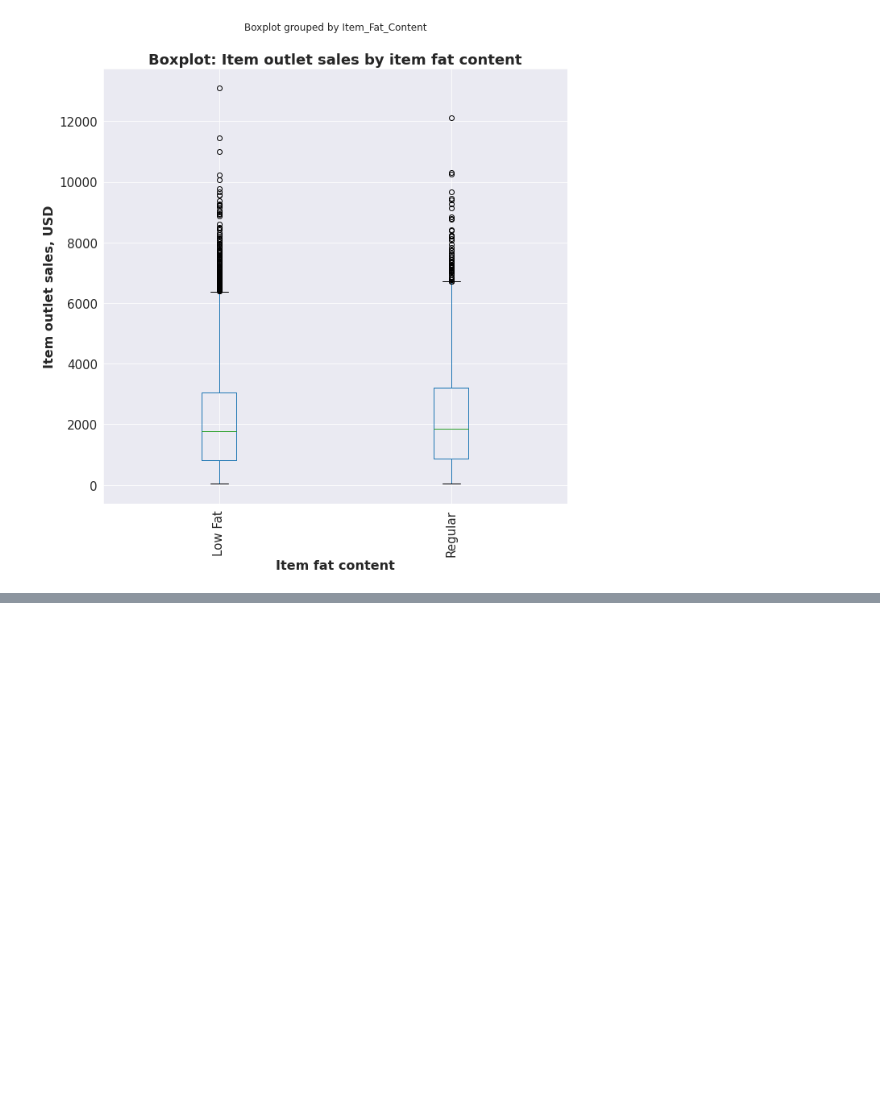
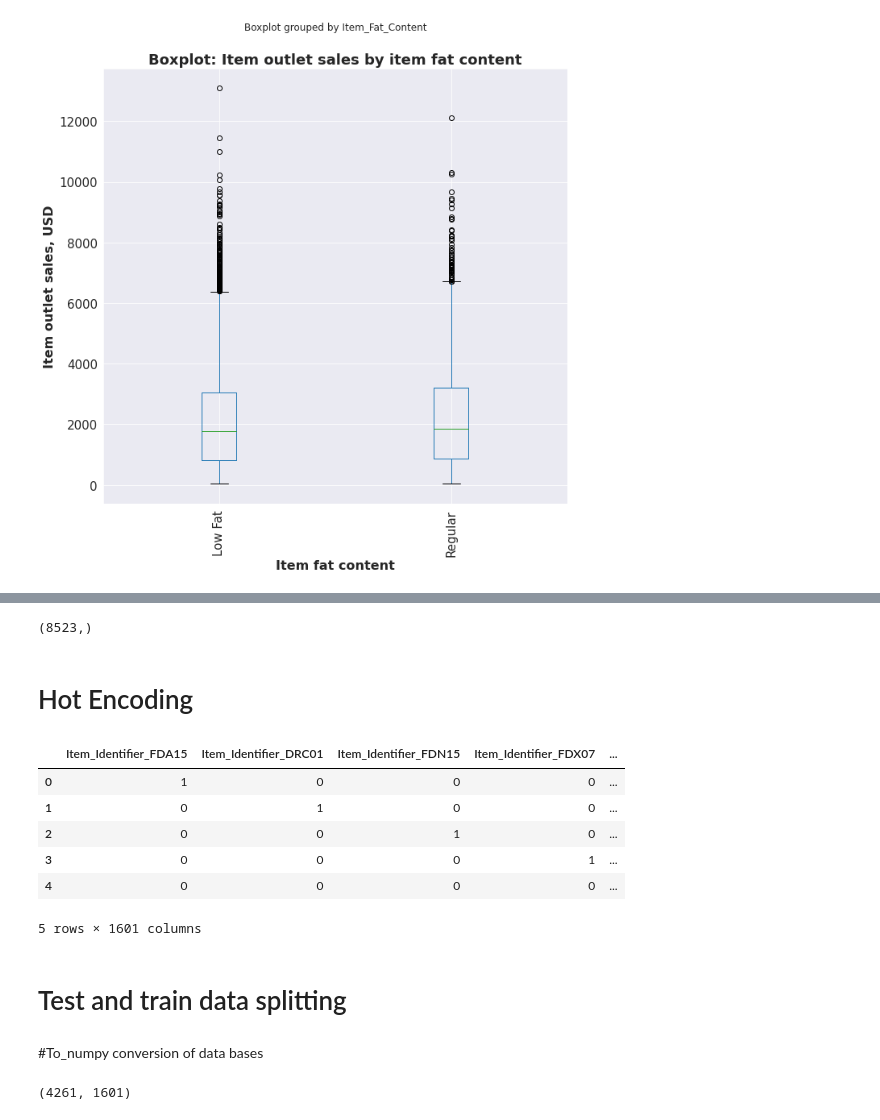
Before and after one commit to WilliamMejiaG/sales-predictions, a Jupyter notebook: Sales_predictions.ipynb, the cells around one changed output, grey strips where cells are left out. Saved outputs shown, nothing was run; the diff lists cells and outputs as text; code cells hidden in the pictures; blank space fills up the shorter version.

```diff
--- a/Sales_predictions.ipynb
+++ b/Sales_predictions.ipynb
@@ -456,0 +506,3 @@ ax.tick_params(axis='both', labelsize= 15)
+# %%
+# Feature matrix
+X = df.loc[:,['Item_Identifier','Item_Weight','Item_Fat_Content','Item_Visibility','Item_Type','Item_MRP','Outlet_Identifier','Outlet_Establishment_Year','Outlet_Size','Outlet_Location_Type','Outlet_Type']]
@@ -456,0 +515,22 @@ ax.tick_params(axis='both', labelsize= 15)
+# %%
+y.shape
+# %% [output]
+(8523,)
+# %% [markdown]
+# Hot Encoding
+# %%
+ohe = ce.OneHotEncoder(use_cat_names=True)
+# %%
+X_ohe = ohe.fit_transform(X)
+# %%
+X_ohe.head()
+# %% [output]
+|  | Item_Identifier_FDA15 | Item_Identifier_DRC01 | Item_Identifier_FDN15 | Item_Identifier_FDX07 | ... |
+| 0 | 1 | 0 | 0 | 0 | ... |
+| 1 | 0 | 1 | 0 | 0 | ... |
+| 2 | 0 | 0 | 1 | 0 | ... |
+| 3 | 0 | 0 | 0 | 1 | ... |
+| 4 | 0 | 0 | 0 | 0 | ... |
+5 rows × 1601 columns
+# %% [markdown]
+# Test and train data splitting
@@ -456,0 +539,2 @@ ax.tick_params(axis='both', labelsize= 15)
+# %% [markdown]
+#To_numpy conversion of data bases
@@ -456,0 +543,4 @@ ax.tick_params(axis='both', labelsize= 15)
+# %%
+X_train_a.shape
+# %% [output]
+(4261, 1601)
```
Also changed, not shown: parts of 27 cells of this notebook.
